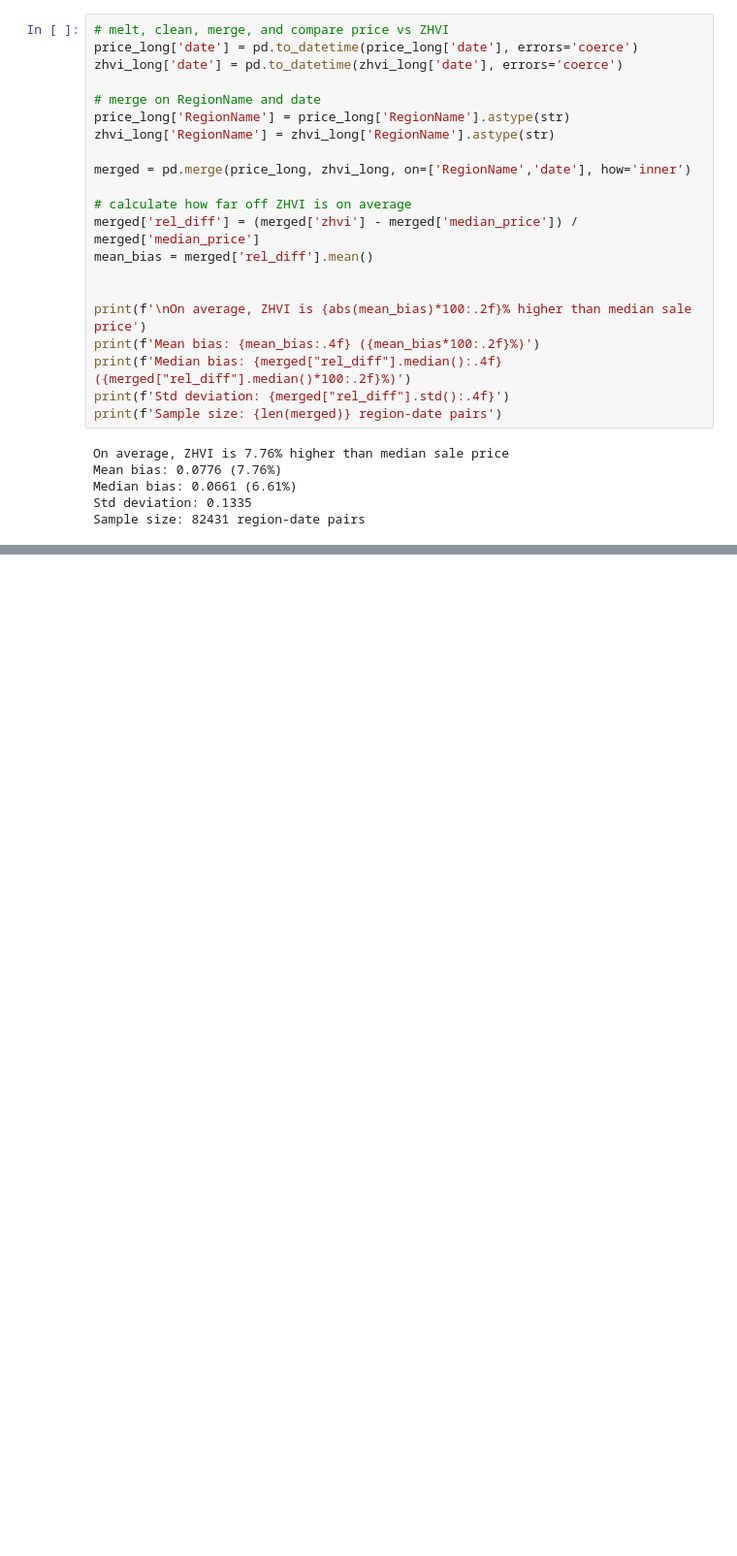
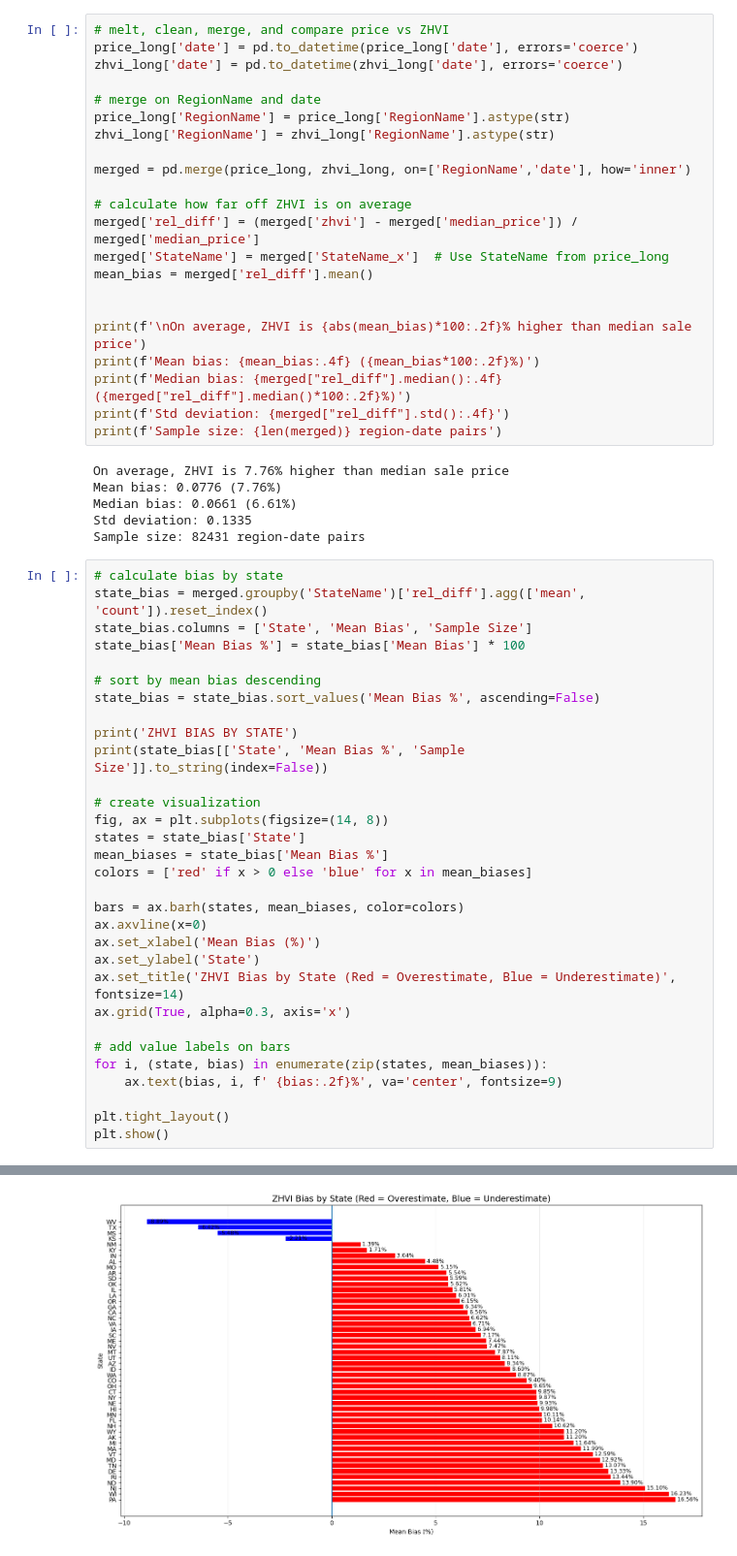
Before and after one commit to odehamer/cs577-project, a Jupyter notebook: project.ipynb, the cells around one changed output, grey strips where cells are left out. Shown: that part at 97% size. Saved outputs shown, nothing was run; the diff lists cells and outputs as text; blank space fills up the shorter version.

Commit message:
Added Bias by state

```diff
--- a/project.ipynb
+++ b/project.ipynb
@@ -56,6 +56,7 @@ merged = pd.merge(price_long, zhvi_long, on=['RegionName','date'], how='inner')
 
 # calculate how far off ZHVI is on average
 merged['rel_diff'] = (merged['zhvi'] - merged['median_price']) / merged['median_price']
+merged['StateName'] = merged['StateName_x']  # Use StateName from price_long
 mean_bias = merged['rel_diff'].mean()
 
 
@@ -70,3 +71,35 @@ Mean bias: 0.0776 (7.76%)
 Median bias: 0.0661 (6.61%)
 Std deviation: 0.1335
 Sample size: 82431 region-date pairs
+# %%
+# calculate bias by state
+state_bias = merged.groupby('StateName')['rel_diff'].agg(['mean', 'count']).reset_index()
+state_bias.columns = ['State', 'Mean Bias', 'Sample Size']
+state_bias['Mean Bias %'] = state_bias['Mean Bias'] * 100
+
+# sort by mean bias descending
+state_bias = state_bias.sort_values('Mean Bias %', ascending=False)
+
+print('ZHVI BIAS BY STATE')
+print(state_bias[['State', 'Mean Bias %', 'Sample Size']].to_string(index=False))
+
+# create visualization
+fig, ax = plt.subplots(figsize=(14, 8))
+states = state_bias['State']
+mean_biases = state_bias['Mean Bias %']
+colors = ['red' if x > 0 else 'blue' for x in mean_biases]
+
+bars = ax.barh(states, mean_biases, color=colors)
+ax.axvline(x=0)
+ax.set_xlabel('Mean Bias (%)')
+ax.set_ylabel('State')
+ax.set_title('ZHVI Bias by State (Red = Overestimate, Blue = Underestimate)', fontsize=14)
+ax.grid(True, alpha=0.3, axis='x')
+
+# add value labels on bars
+for i, (state, bias) in enumerate(zip(states, mean_biases)):
+    ax.text(bias, i, f' {bias:.2f}%', va='center', fontsize=9)
+
+plt.tight_layout()
+plt.show()
+# %% [output]
@@ -72,0 +123 @@ Sample size: 82431 region-date pairs
+[figure, added]
```
Also changed, not shown: parts of 1 cell of this notebook.
